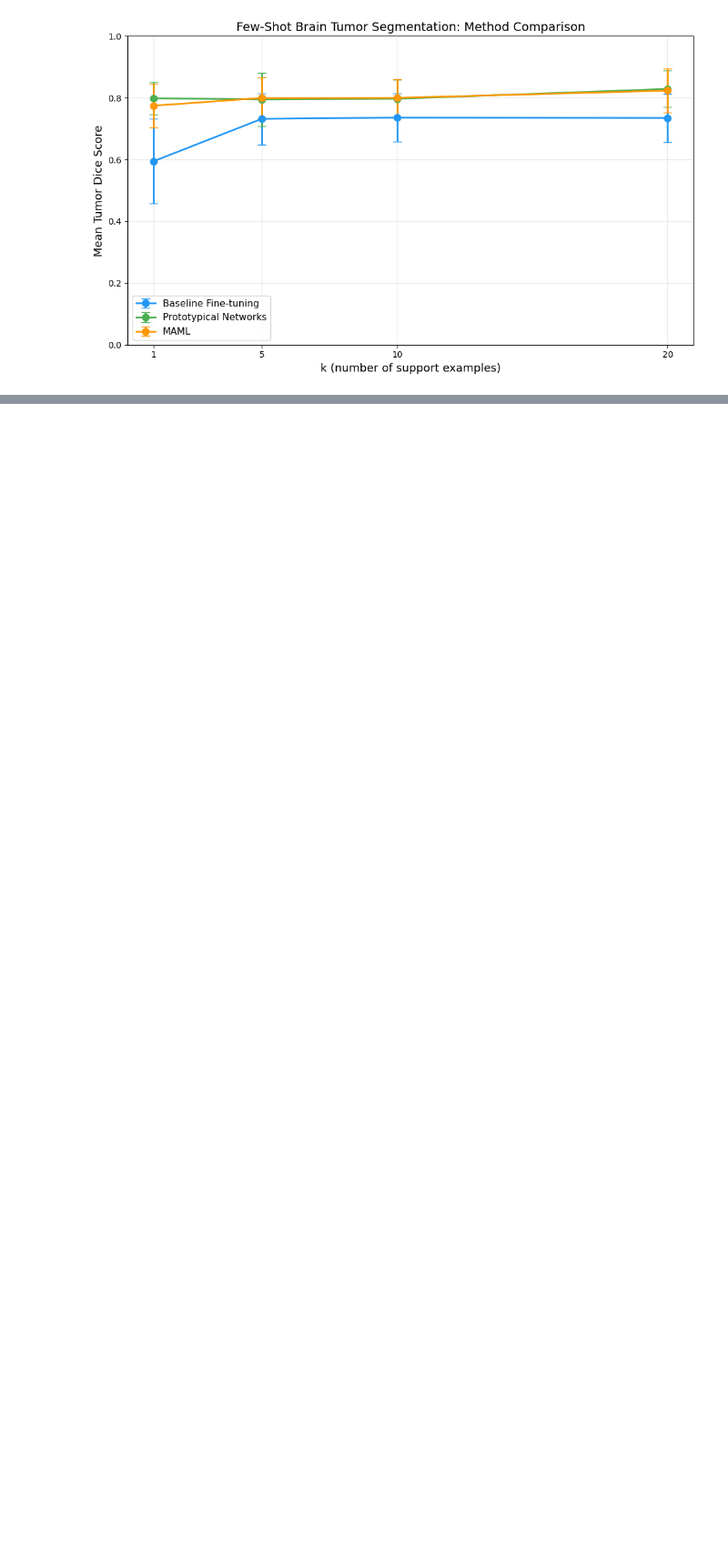
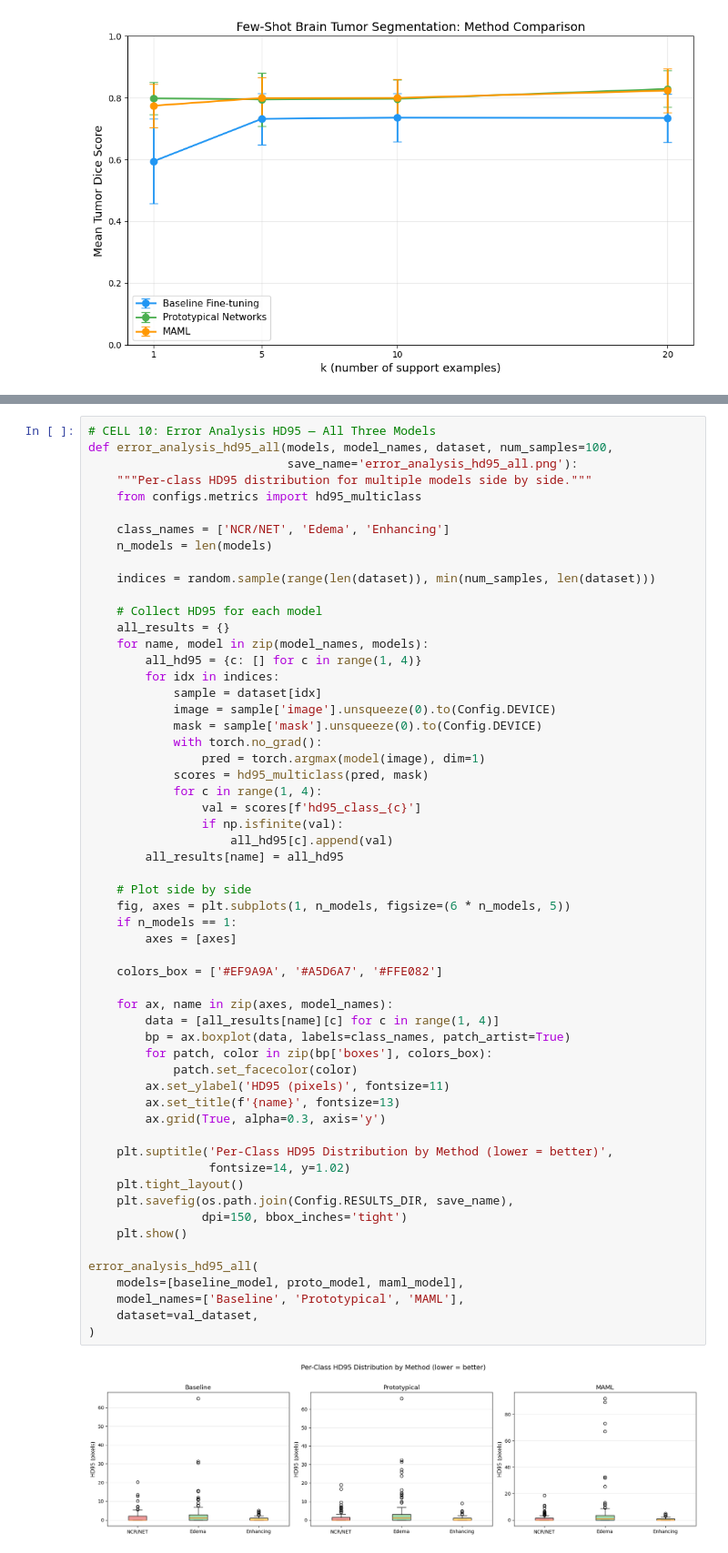
Before and after one commit to sherwinvahidi/UNet-FewShot, a Jupyter notebook: notebooks/5_interpretability.ipynb, the cells around one changed output, grey strips where cells are left out. Shown at 91% size. Cells and saved outputs as stored; diff of their text form; blank space fills up the shorter version.

```diff
--- a/notebooks/5_interpretability.ipynb
+++ b/notebooks/5_interpretability.ipynb
@@ -410 +446,60 @@ error_analysis_all(
+# %%
+# CELL 10: Error Analysis HD95 — All Three Models
+def error_analysis_hd95_all(models, model_names, dataset, num_samples=100,
+                            save_name='error_analysis_hd95_all.png'):
+    """Per-class HD95 distribution for multiple models side by side."""
+    from configs.metrics import hd95_multiclass
+
+    class_names = ['NCR/NET', 'Edema', 'Enhancing']
+    n_models = len(models)
+
+    indices = random.sample(range(len(dataset)), min(num_samples, len(dataset)))
+
+    # Collect HD95 for each model
+    all_results = {}
+    for name, model in zip(model_names, models):
+        all_hd95 = {c: [] for c in range(1, 4)}
+        for idx in indices:
+            sample = dataset[idx]
+            image = sample['image'].unsqueeze(0).to(Config.DEVICE)
+            mask = sample['mask'].unsqueeze(0).to(Config.DEVICE)
+            with torch.no_grad():
+                pred = torch.argmax(model(image), dim=1)
+            scores = hd95_multiclass(pred, mask)
+            for c in range(1, 4):
+                val = scores[f'hd95_class_{c}']
+                if np.isfinite(val):
+                    all_hd95[c].append(val)
+        all_results[name] = all_hd95
+
+    # Plot side by side
+    fig, axes = plt.subplots(1, n_models, figsize=(6 * n_models, 5))
+    if n_models == 1:
+        axes = [axes]
+
+    colors_box = ['#EF9A9A', '#A5D6A7', '#FFE082']
+
+    for ax, name in zip(axes, model_names):
+        data = [all_results[name][c] for c in range(1, 4)]
+        bp = ax.boxplot(data, labels=class_names, patch_artist=True)
+        for patch, color in zip(bp['boxes'], colors_box):
+            patch.set_facecolor(color)
+        ax.set_ylabel('HD95 (pixels)', fontsize=11)
+        ax.set_title(f'{name}', fontsize=13)
+        ax.grid(True, alpha=0.3, axis='y')
+
+    plt.suptitle('Per-Class HD95 Distribution by Method (lower = better)',
+                 fontsize=14, y=1.02)
+    plt.tight_layout()
+    plt.savefig(os.path.join(Config.RESULTS_DIR, save_name),
+                dpi=150, bbox_inches='tight')
+    plt.show()
+
+error_analysis_hd95_all(
+    models=[baseline_model, proto_model, maml_model],
+    model_names=['Baseline', 'Prototypical', 'MAML'],
+    dataset=val_dataset,
+)
+# %% [output]
+[figure, added]
 # %%
```
Also changed, not shown: parts of 7 cells of this notebook, 24 other files.
